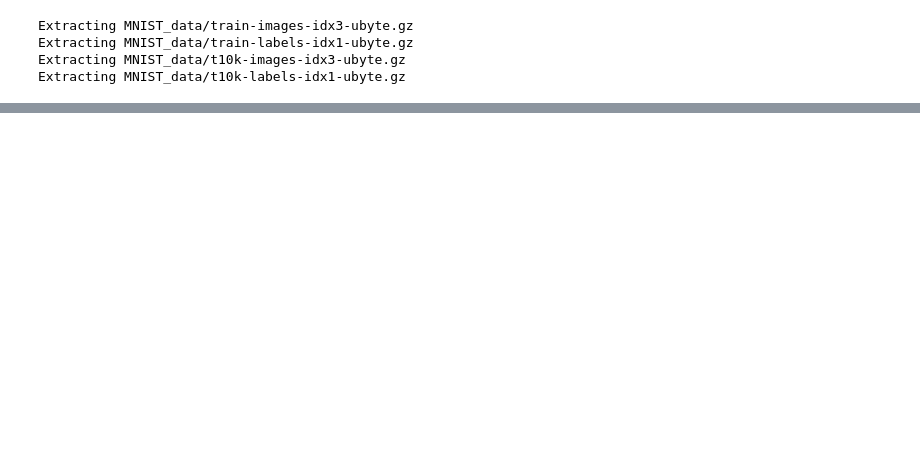
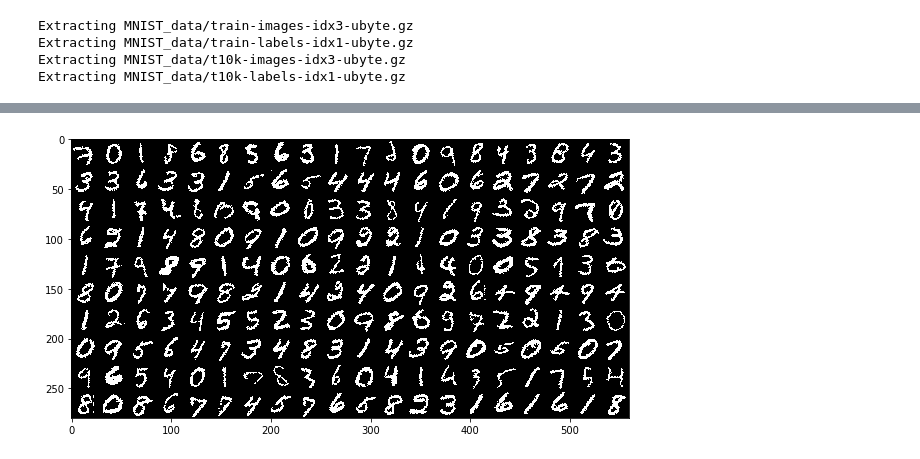
Before and after one commit to GuiCamargoX/Artificial_Neural_Networks, a Jupyter notebook: Restricted Boltzman Machine/RBM.ipynb, the cells around one changed output, grey strips where cells are left out. Drawn from its saved outputs; the diff is of its cells as text; code cells hidden in the pictures; blank space fills up the shorter version.

```diff
--- a/Restricted Boltzman Machine/RBM.ipynb
+++ b/Restricted Boltzman Machine/RBM.ipynb
@@ -124,0 +134,8 @@ show_digit(X_train[pict], test)
+# %%
+def gen_mnist_image(X):
+    return np.rollaxis(np.rollaxis(X[0:200].reshape(20, -1, 28, 28), 0, 2), 1, 3).reshape(-1, 20 * 28)
+# %%
+plt.figure(figsize=(10,20))
+plt.imshow(gen_mnist_image(X_train.numpy()),cmap='gray');
+# %% [output]
+[figure, added]
```
Also changed, not shown: parts of 4 cells of this notebook.
